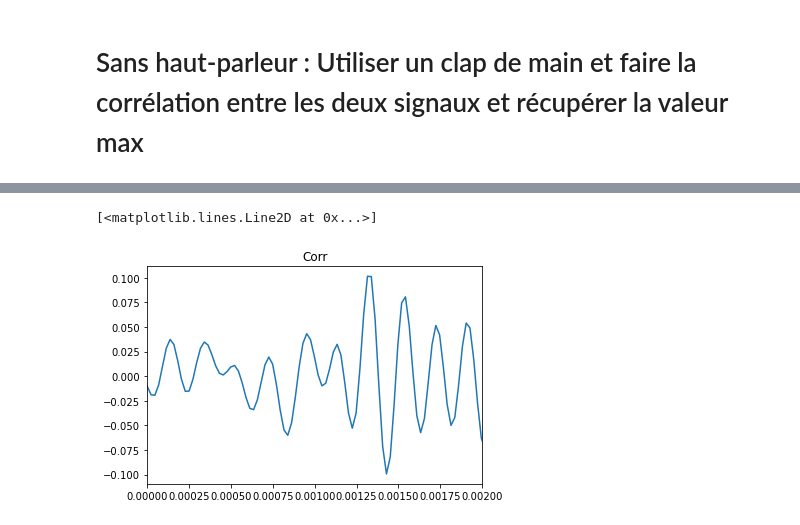
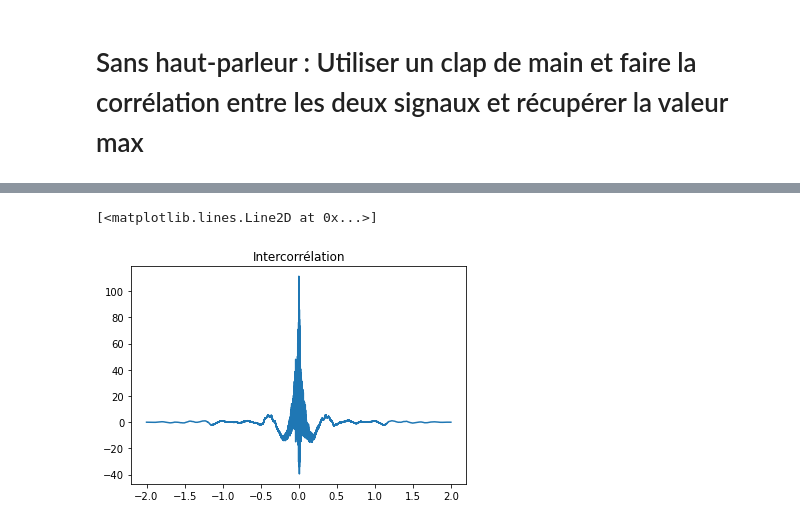
Before and after one commit to zuce68/ProjetFIP2A, a Jupyter notebook: MesureDuSon.ipynb, the cells around one changed output, grey strips where cells are left out. Drawn from its saved outputs; the diff is of its cells as text; code cells hidden in the pictures.

Commit message:
Pic intercorrélation

```diff
--- a/MesureDuSon.ipynb
+++ b/MesureDuSon.ipynb
@@ -115,6 +128,7 @@ import soundfile as sf
 # Bibliothèques pour analyse traitement du signal
 import scipy.io.wavfile
 import matplotlib.pyplot as plt
+import scipy.signal
 import numpy as np
 #Bibliothèques pour générer, acquérir les sons
 import traitsignfip
@@ -139,18 +153,16 @@ plt.figure()
 plt.title("Left")
 plt.plot(n,data_left)
 
-corr = scipy.signal.correlate(data_right,data_left,mode="full")
+corr = scipy.signal.correlate(data_left,data_right,mode="full")
 
 mid = len(corr)//2
-abcisse=np.arange(-len(data_right)+1,len(data_right))/44100
+abcisse=np.arange(-len(data_left)+1,len(data_left))/44100
 
 plt.figure()
 plt.title("Corr")
 plt.plot(abcisse,corr)
 
 
-print((np.argmax(corr)-mid)/44100)
-
 delta_t = (np.argmax(corr)-mid)/44100
 
 print("Delta t : "+str(delta_t))
@@ -165,8 +176,7 @@ Vitesse : 103.52112676056338 m/s
 # %%
 plt.figure()
-plt.title("Corr")
-plt.xlim(0,0.002)
+plt.title("Intercorrélation")
 plt.plot(abcisse,corr)
 # %% [output]
 [<matplotlib.lines.Line2D at 0x...>]
-[figure, old version]
+[figure, new version]
```
Also changed, not shown: parts of 3 cells of this notebook, 2 other files.
